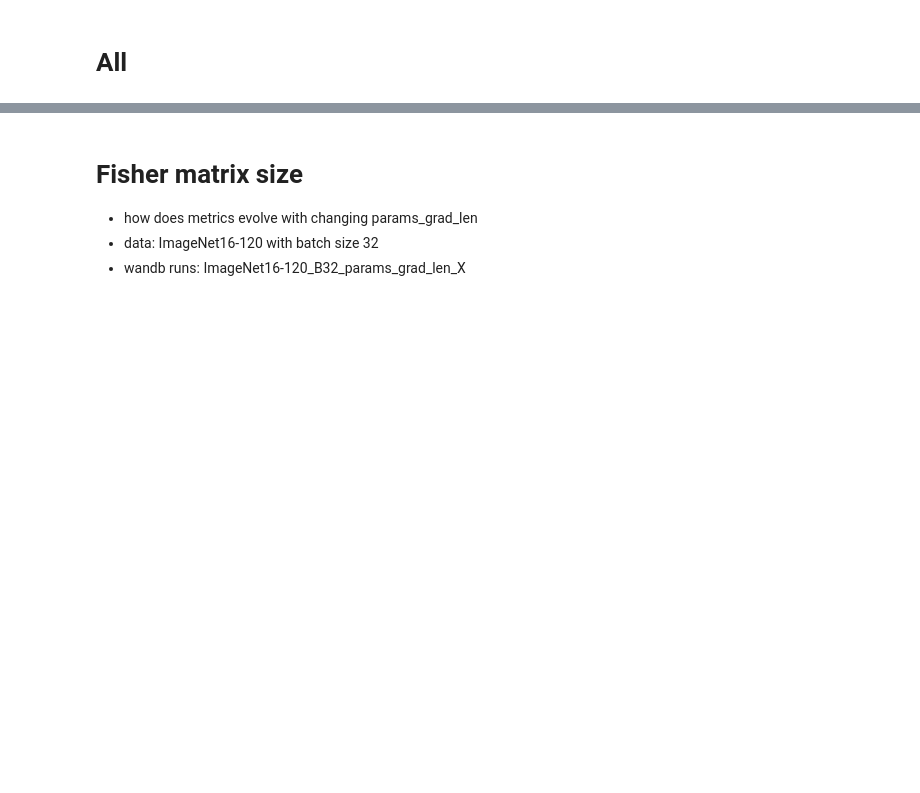
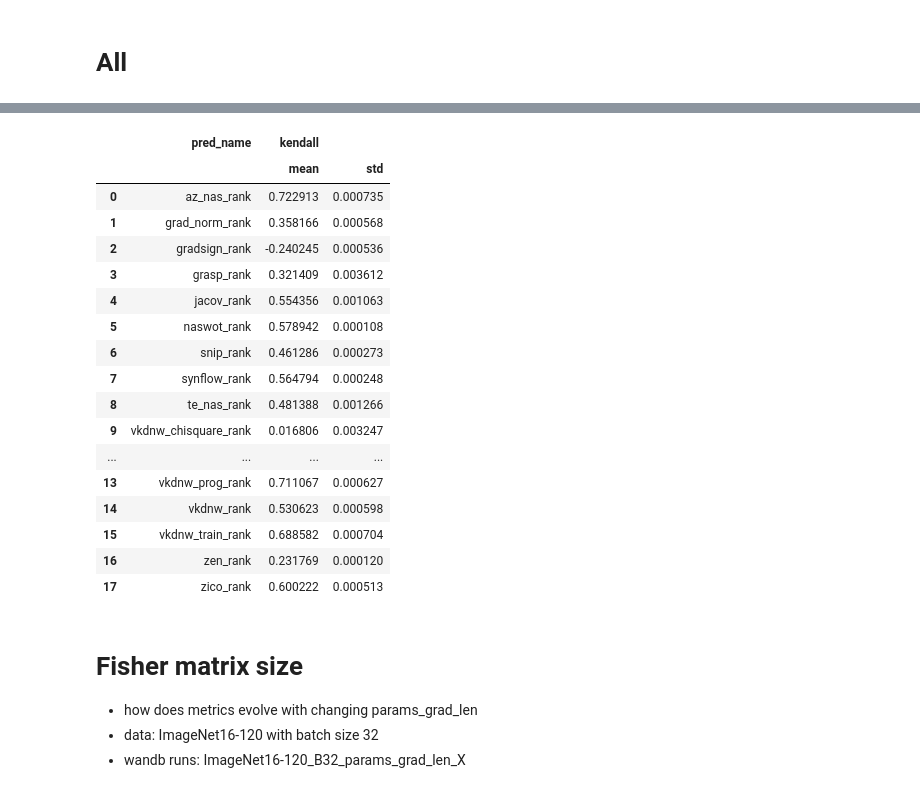
Before and after one commit to ondratybl/VKDNW, a Jupyter notebook: NB201/tss_analyze.ipynb, the cells around one changed output, grey strips where cells are left out. Drawn from its saved outputs; the diff is of its cells as text; code cells hidden in the pictures; blank space fills up the shorter version.

```diff
--- a/NB201/tss_analyze.ipynb
+++ b/NB201/tss_analyze.ipynb
@@ -323,7 +328,7 @@ else:
             results_temp = results_temp.apply(lambda x: x.replace(np.inf, x[x != np.inf].max()))
             for model_name, pred_list in pred_lists.items():
 
-                train_df, test_df = train_test_split(results_temp, test_size=1 - (1024 / results_temp.shape[0]), random_state=seed)
+                train_df, test_df = train_test_split(results_temp, test_size=1 - (train_size / results_temp.shape[0]), random_state=seed)
                 model = Pipeline([
                     ('scaler', StandardScaler()),           # Step 1: Standardize features
                     ('regressor', RandomForestRegressor(n_estimators=300))  # Step 2: Train RandomForestRegressor
@@ -339,7 +344,7 @@ else:
                     log_train = pd.concat([log_train, log_train_temp.copy()], ignore_index=True)
 
                 if seed == min(results['seed'].unique()):
-                    plot_stats(get_stats(test_df, 'vkdnw_dim', target, 'pred_' + model_name), 'vkdnw_dim', target, model_name, f'{dataset}_{train_size}_{model_name}')
+                    plot_stats(get_stats(test_df, 'vkdnw_dim', target, 'pred_' + model_name), 'vkdnw_dim', target, model_name, f'{dataset}_{str(compute_graf)}_{model_name}_{train_size}')
 
     log_train = log_train.groupby(['pred_name', 'train_size'], as_index=False).agg(['mean', 'std']).reset_index()
     log_train['dataset'] = dataset
@@ -367,3 +365,24 @@ log_save.to_csv(f'data/{dataset}_{name_app}_log.csv', index=False)
+# %%
+log_save[['pred_name', 'kendall']]
+# %% [output]
+|  | pred_name | kendall |  |
+|  |  | mean | std |
+| 0 | az_nas_rank | 0.722913 | 0.000735 |
+| 1 | grad_norm_rank | 0.358166 | 0.000568 |
+| 2 | gradsign_rank | -0.240245 | 0.000536 |
+| 3 | grasp_rank | 0.321409 | 0.003612 |
+| 4 | jacov_rank | 0.554356 | 0.001063 |
+| 5 | naswot_rank | 0.578942 | 0.000108 |
+| 6 | snip_rank | 0.461286 | 0.000273 |
+| 7 | synflow_rank | 0.564794 | 0.000248 |
+| 8 | te_nas_rank | 0.481388 | 0.001266 |
+| 9 | vkdnw_chisquare_rank | 0.016806 | 0.003247 |
+| ... | ... | ... | ... |
+| 13 | vkdnw_prog_rank | 0.711067 | 0.000627 |
+| 14 | vkdnw_rank | 0.530623 | 0.000598 |
+| 15 | vkdnw_train_rank | 0.688582 | 0.000704 |
+| 16 | zen_rank | 0.231769 | 0.000120 |
+| 17 | zico_rank | 0.600222 | 0.000513 |
 # %% [markdown]
 # Fisher matrix size
 
```
Also changed, not shown: parts of 7 cells of this notebook, 3 other files.
